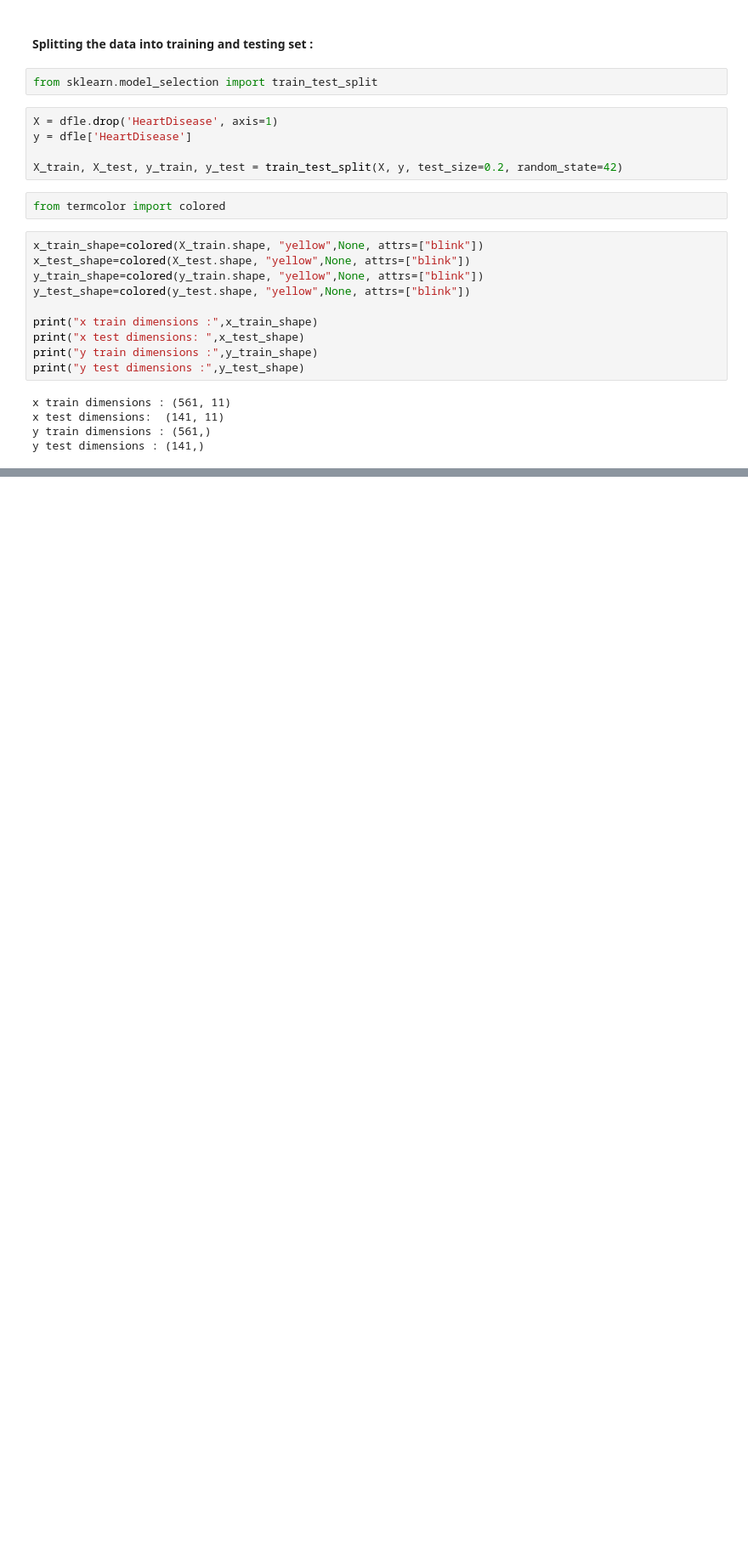
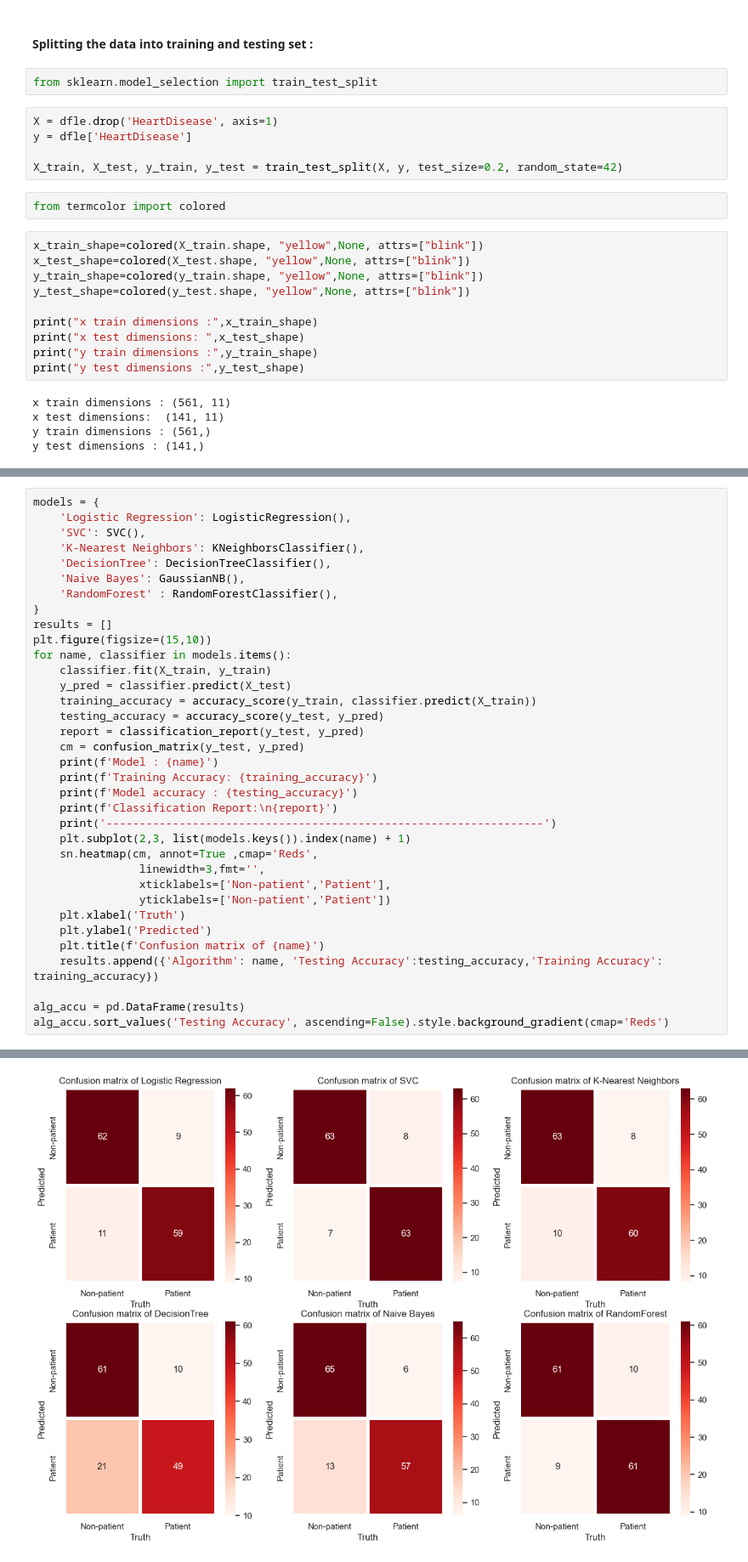
Before and after one commit to ImaneMdn/Heart-disease-prediction, a Jupyter notebook: heartdisease.ipynb, the cells around one changed output, grey strips where cells are left out. Shown at 85% size. Drawn from its saved outputs; the diff is of its cells as text; blank space fills up the shorter version.

Commit message:
model building and evaluation added

```diff
--- a/heartdisease.ipynb
+++ b/heartdisease.ipynb
@@ -863,0 +882,36 @@ y test dimensions : (141,)
+# %%
+models = {
+    'Logistic Regression': LogisticRegression(),
+    'SVC': SVC(),
+    'K-Nearest Neighbors': KNeighborsClassifier(),
+    'DecisionTree': DecisionTreeClassifier(),
+    'Naive Bayes': GaussianNB(),
+    'RandomForest' : RandomForestClassifier(),
+}
+results = []
+plt.figure(figsize=(15,10))
+for name, classifier in models.items():
+    classifier.fit(X_train, y_train)
+    y_pred = classifier.predict(X_test)
+    training_accuracy = accuracy_score(y_train, classifier.predict(X_train))
+    testing_accuracy = accuracy_score(y_test, y_pred)
+    report = classification_report(y_test, y_pred)
+    cm = confusion_matrix(y_test, y_pred)
+    print(f'Model : {name}')
+    print(f'Training Accuracy: {training_accuracy}')
+    print(f'Model accuracy : {testing_accuracy}')
+    print(f'Classification Report:\n{report}')
+    print('------------------------------------------------------------------')
+    plt.subplot(2,3, list(models.keys()).index(name) + 1)
+    sn.heatmap(cm, annot=True ,cmap='Reds',
+                linewidth=3,fmt='',
+                xticklabels=['Non-patient','Patient'],
+                yticklabels=['Non-patient','Patient'])
+    plt.xlabel('Truth')
+    plt.ylabel('Predicted')
+    plt.title(f'Confusion matrix of {name}')
+    results.append({'Algorithm': name, 'Testing Accuracy':testing_accuracy,'Training Accuracy': training_accuracy})
+
+alg_accu = pd.DataFrame(results)
+alg_accu.sort_values('Testing Accuracy', ascending=False).style.background_gradient(cmap='Reds')
+# %% [output]
@@ -863,0 +942 @@ y test dimensions : (141,)
+[figure, added]
```
Also changed, not shown: parts of 16 cells of this notebook.
